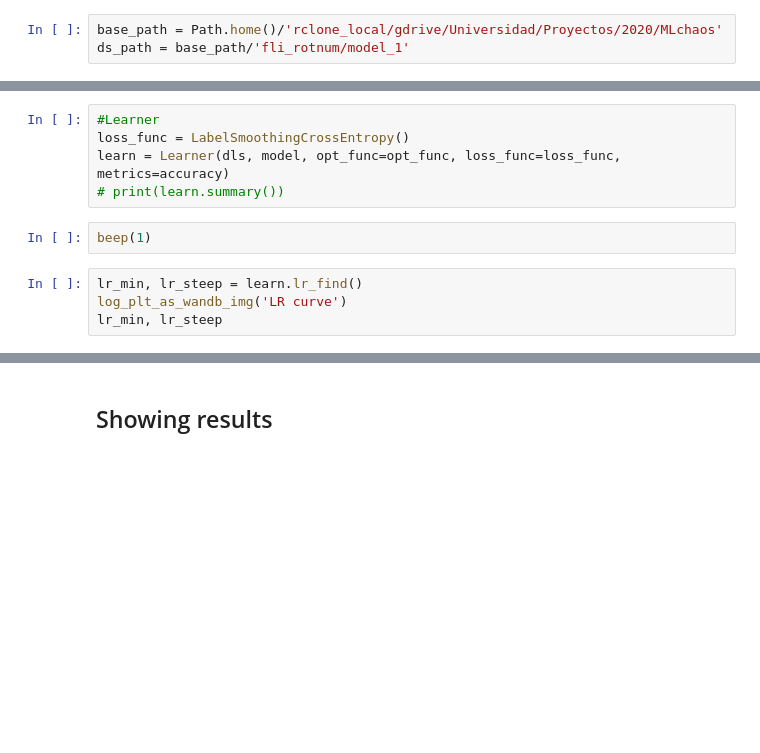
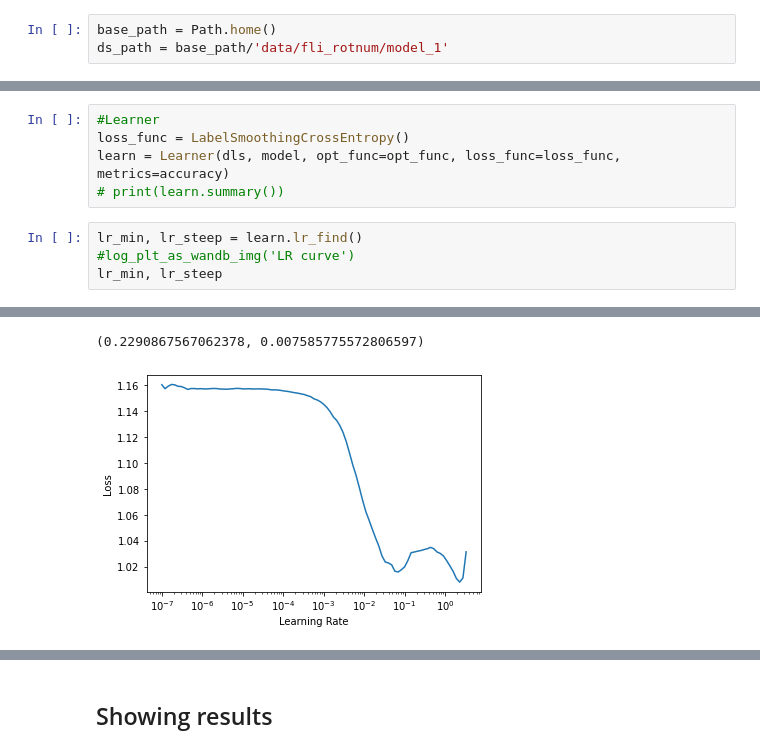
Before and after one commit to vrodriguezf/mlchaos, a Jupyter notebook: nbs/_motion_classification_time_series.ipynb, the cells around one changed output, grey strips where cells are left out. Cells and saved outputs as stored; diff of their text form; blank space fills up the shorter version.

```diff
--- a/nbs/_motion_classification_time_series.ipynb
+++ b/nbs/_motion_classification_time_series.ipynb
@@ -26,8 +26,8 @@ from mlchaos.all import *
 import wandb
 from fastai.callback.wandb import *
 # %%
-base_path = Path.home()/'rclone_local/gdrive/Universidad/Proyectos/2020/MLchaos'
-ds_path = base_path/'fli_rotnum/model_1'
+base_path = Path.home()
+ds_path = base_path/'data/fli_rotnum/model_1'
 # %% [markdown]
 ## Notebook parameters
 Put here everything that could be needed if this notebook was called from outside, as an script
@@ -211,9 +267,8 @@ def opt_func(p, lr=slice(3e-3)): return Lookahead(RAdam(p, lr=lr, mom=0.95, wd=0
 loss_func = LabelSmoothingCrossEntropy()
 learn = Learner(dls, model, opt_func=opt_func, loss_func=loss_func, metrics=accuracy)
 # print(learn.summary())
-# %%
-beep(1)
 # %%
 lr_min, lr_steep = learn.lr_find()
-log_plt_as_wandb_img('LR curve')
+#log_plt_as_wandb_img('LR curve')
 lr_min, lr_steep
+# %% [output]
@@ -220,3 +276,5 @@ lr_min, lr_steep
+(0.2290867567062378, 0.007585775572806597)
+[figure, added]
 # %%
 learn.fit_one_cycle(10, lr_max=lr_steep, cbs=[SaveModelCallback(),
                                               WandbCallback(log_preds=False)])
```
Also changed, not shown: parts of 37 cells of this notebook, 6 other files.
